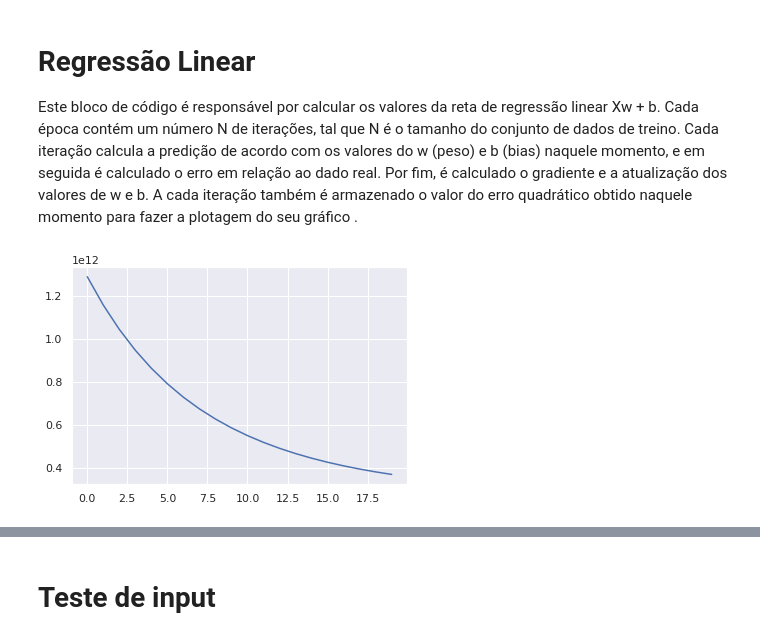
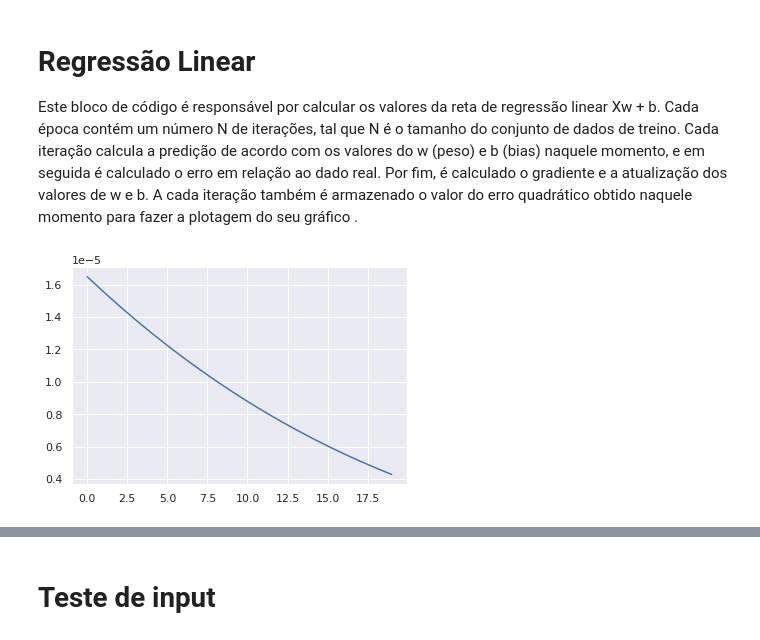
Before and after one commit to mathemaia/linear-regression, a Jupyter notebook: linearregression.ipynb, the cells around one changed output, grey strips where cells are left out. Drawn from its saved outputs; the diff is of its cells as text; code cells hidden in the pictures.

```diff
--- a/linearregression.ipynb
+++ b/linearregression.ipynb
@@ -58,58 +59,48 @@ sns.pairplot(df)
 
 Este bloco de código é responsável por calcular os valores da reta de regressão linear Xw + b. Cada época contém um número N de iterações, tal que N é o tamanho do conjunto de dados de treino. Cada iteração calcula a predição de acordo com os valores do w (peso) e b (bias) naquele momento, e em seguida é calculado o erro em relação ao dado real. Por fim, é calculado o gradiente e a atualização dos valores de w e b. A cada iteração também é armazenado o valor do erro quadrático obtido naquele momento para fazer a plotagem do seu gráfico .
 # %%
-# Separação do dataset para os dados de treino
-X_train = df['Area'][:300]
-y_train = df['Price'][:300]
-
-X_train_original = df['Area'][:300]
-y_train_original = df['Price'][:300]
-
 # Normalização dos dados
-X = (X_train - X_train.min()) / (X_train.max() - X_train.min())
-Y = (y_train - y_train.min()) / (y_train.max() - y_train.min())
-
-X_train = X[:200]
-Y_train = Y[:200]
-
-X_test = X[200:300]
-Y_test = Y[200:300]
+df['Area'] = (df['Area'] - df['Area'].min()) / (df['Area'].max() - df['Area'].min())
+df['Price'] = (df['Price'] - df['Price'].min()) / (df['Price'].max() - df['Price'].min())
 
 
+# Separação do dataset para os dados de treino (80%)
+X_train = df['Area'][:735]
+y_train = df['Price'][:735]
 
 
 # Learning Rate
-lr = 0.1
+lr = 0.01
 # Weight
 w = rand.random()
 # Bias
 b = 0
 # MSE (Cost Function)
 mse = []
 N = len(X_train)
 
 
 # 20 épocas
 for i in range(20):
     for j in range(N):
         # Predição do modelo
         pred = (X_train[j] * w) + b
         # Erro calculado
         error = pred - y_train[j]
 
         # Calculos das derivadas
         dw  = (1 / N) * X_train[j] * error
         db = (1 / N) * error
 
         # Atualização dos parâmetros
         w = w - lr * dw
         b = b - lr * db
     # Lista para fazer o gráfico da função de custo
     mse.append(error ** 2)
 
 
 # Gráfico do erro quadrático
 plt.plot(mse)
 plt.show()
 # %% [output]
-[figure, old version]
+[figure, new version]
```
Also changed, not shown: parts of 6 cells of this notebook.
